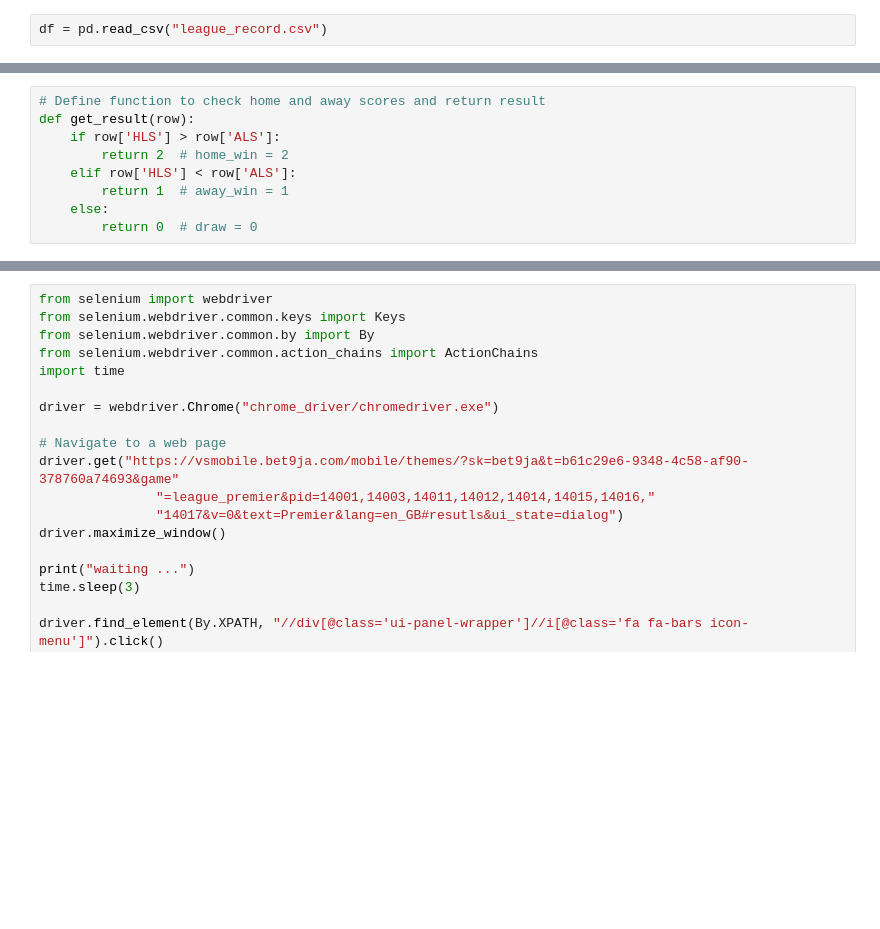
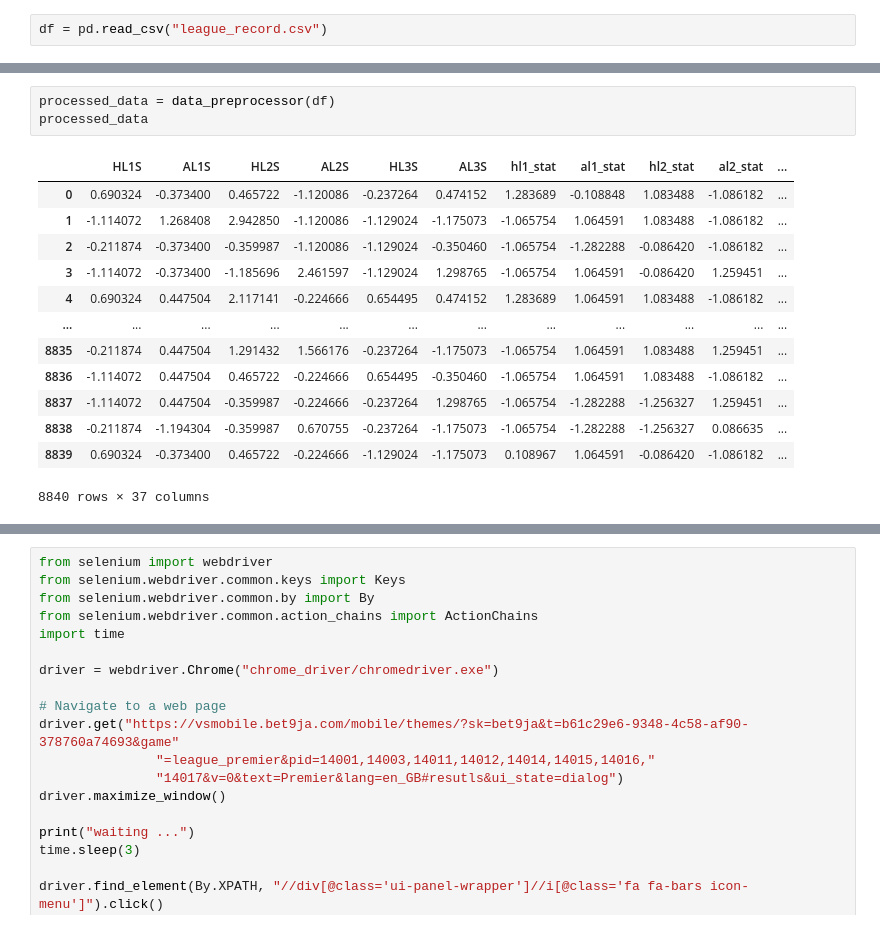
Before and after one commit to CJay-Cipher/virtual_football_league_predictor, a Jupyter notebook: match_result.ipynb, the cells around one changed output, grey strips where cells are left out. Saved outputs shown, nothing was run; the diff lists cells and outputs as text; blank space fills up the shorter version.

```diff
--- a/match_result.ipynb
+++ b/match_result.ipynb
@@ -23,10 +24 @@ df
-# %%
-# Define function to check home and away scores and return result
-def get_result(row):
-    if row['HLS'] > row['ALS']:
-        return 2  # home_win = 2
-    elif row['HLS'] < row['ALS']:
-        return 1  # away_win = 1
-    else:
-        return 0  # draw = 0
 # %%
@@ -72,0 +61,17 @@ data_preprocessed
+# %%
+processed_data = data_preprocessor(df)
+processed_data
+# %% [output]
+|  | HL1S | AL1S | HL2S | AL2S | HL3S | AL3S | hl1_stat | al1_stat | hl2_stat | al2_stat | ... |
+| 0 | 0.690324 | -0.373400 | 0.465722 | -1.120086 | -0.237264 | 0.474152 | 1.283689 | -0.108848 | 1.083488 | -1.086182 | ... |
+| 1 | -1.114072 | 1.268408 | 2.942850 | -1.120086 | -1.129024 | -1.175073 | -1.065754 | 1.064591 | 1.083488 | -1.086182 | ... |
+| 2 | -0.211874 | -0.373400 | -0.359987 | -1.120086 | -1.129024 | -0.350460 | -1.065754 | -1.282288 | -0.086420 | -1.086182 | ... |
+| 3 | -1.114072 | -0.373400 | -1.185696 | 2.461597 | -1.129024 | 1.298765 | -1.065754 | 1.064591 | -0.086420 | 1.259451 | ... |
+| 4 | 0.690324 | 0.447504 | 2.117141 | -0.224666 | 0.654495 | 0.474152 | 1.283689 | 1.064591 | 1.083488 | -1.086182 | ... |
+| ... | ... | ... | ... | ... | ... | ... | ... | ... | ... | ... | ... |
+| 8835 | -0.211874 | 0.447504 | 1.291432 | 1.566176 | -0.237264 | -1.175073 | -1.065754 | 1.064591 | 1.083488 | 1.259451 | ... |
+| 8836 | -1.114072 | 0.447504 | 0.465722 | -0.224666 | 0.654495 | -0.350460 | -1.065754 | 1.064591 | 1.083488 | -1.086182 | ... |
+| 8837 | -1.114072 | 0.447504 | -0.359987 | -0.224666 | -0.237264 | 1.298765 | -1.065754 | -1.282288 | -1.256327 | 1.259451 | ... |
+| 8838 | -0.211874 | -1.194304 | -0.359987 | 0.670755 | -0.237264 | -1.175073 | -1.065754 | -1.282288 | -1.256327 | 0.086635 | ... |
+| 8839 | 0.690324 | -0.373400 | 0.465722 | -0.224666 | -1.129024 | -1.175073 | 0.108967 | 1.064591 | -0.086420 | -1.086182 | ... |
+8840 rows × 37 columns
```
Also changed, not shown: parts of 9 cells of this notebook, 9 other files.
